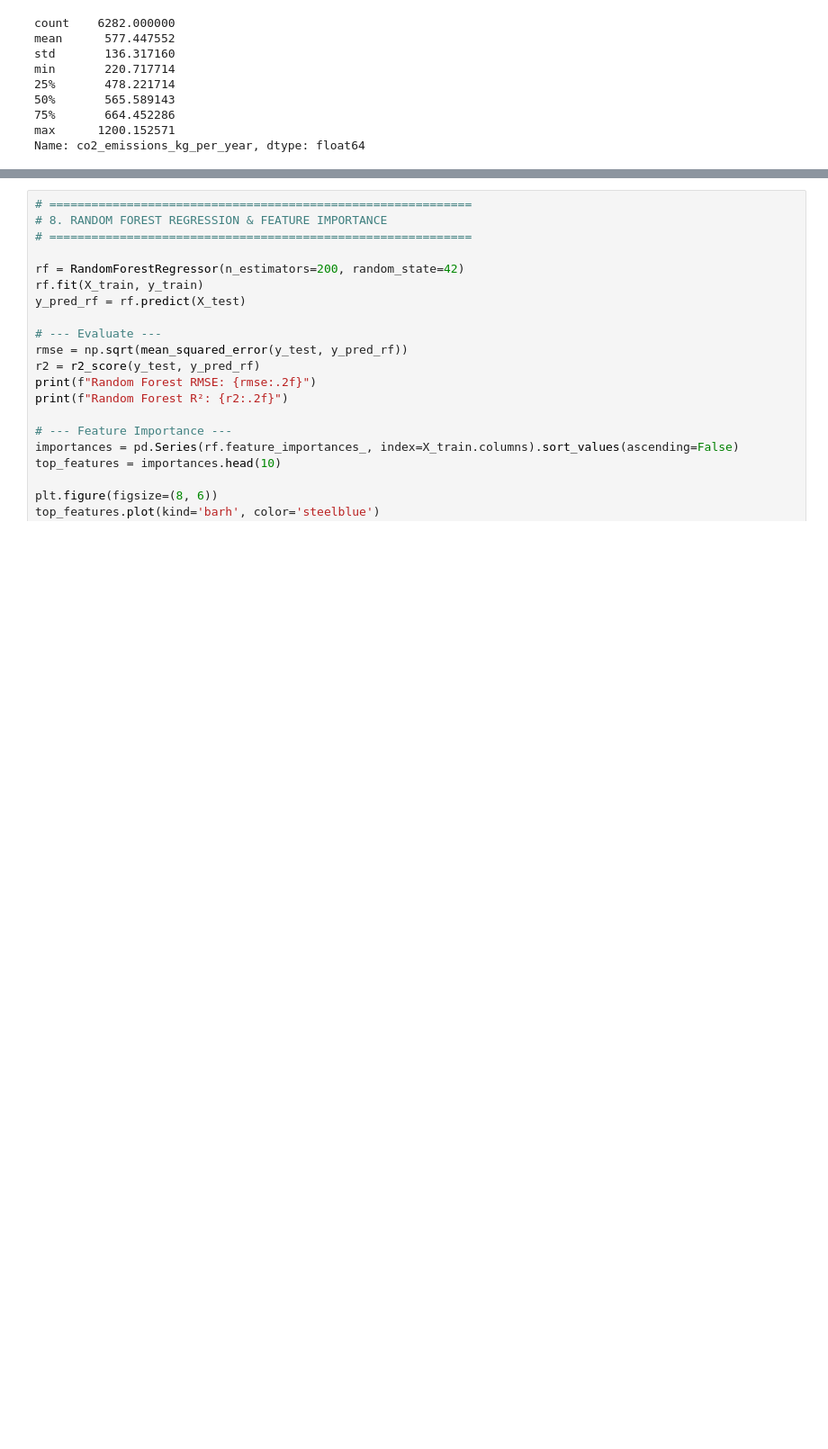
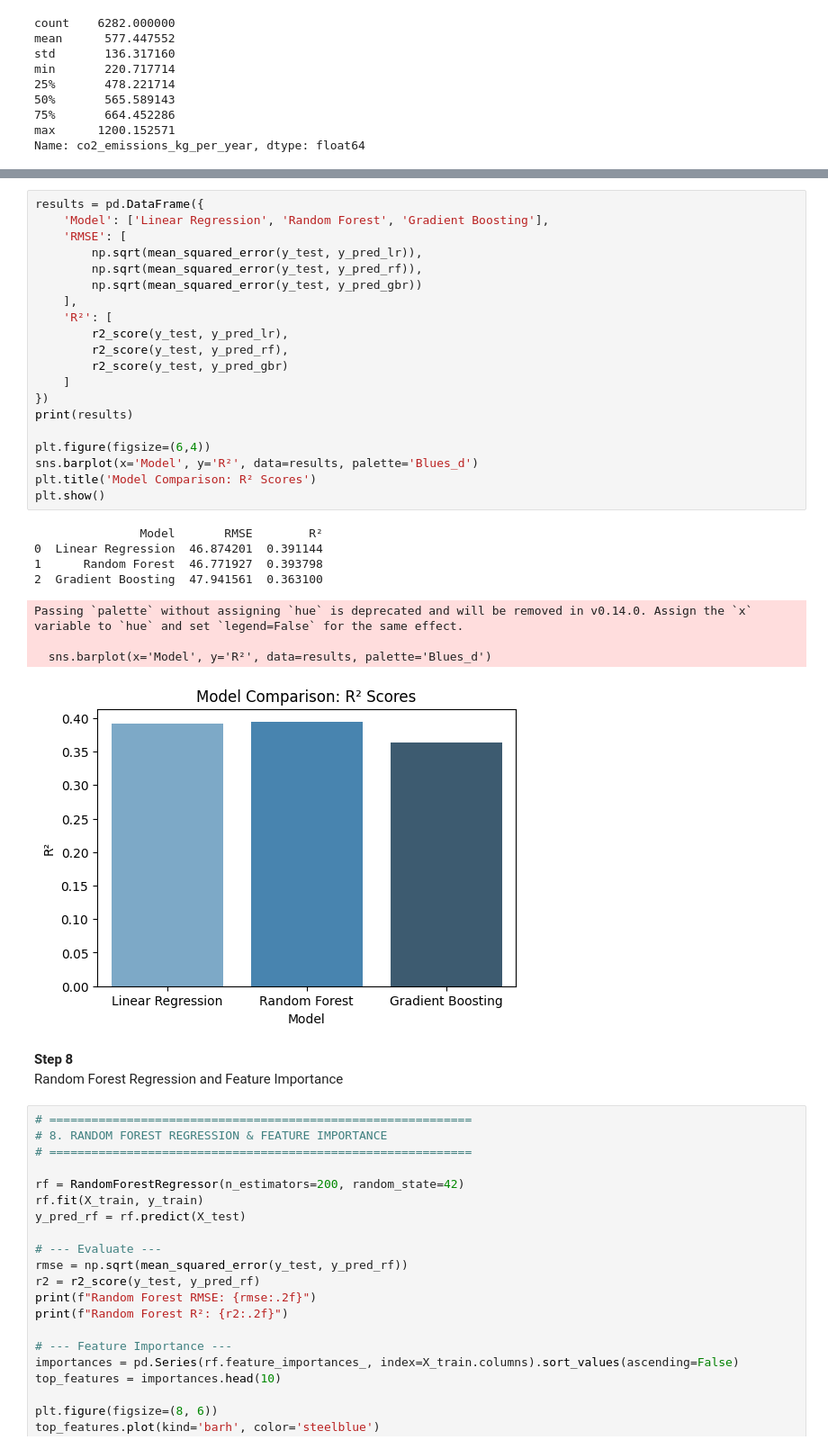
Before and after one commit to dfintel25/Emissions_Analysis_Capstone, a Jupyter notebook: notebooks/emission_comparison.ipynb, the cells around one changed output, grey strips where cells are left out. Shown at 90% size. Saved outputs shown, nothing was run; the diff lists cells and outputs as text; blank space fills up the shorter version.

Commit message:
added to comparison ipynb

```diff
--- a/notebooks/emission_comparison.ipynb
+++ b/notebooks/emission_comparison.ipynb
@@ -319,3 +407,35 @@ Linear Regression R²: 0.39
+# %%
+results = pd.DataFrame({
+    'Model': ['Linear Regression', 'Random Forest', 'Gradient Boosting'],
+    'RMSE': [
+        np.sqrt(mean_squared_error(y_test, y_pred_lr)),
+        np.sqrt(mean_squared_error(y_test, y_pred_rf)),
+        np.sqrt(mean_squared_error(y_test, y_pred_gbr))
+    ],
+    'R²': [
+        r2_score(y_test, y_pred_lr),
+        r2_score(y_test, y_pred_rf),
+        r2_score(y_test, y_pred_gbr)
+    ]
+})
+print(results)
+
+plt.figure(figsize=(6,4))
+sns.barplot(x='Model', y='R²', data=results, palette='Blues_d')
+plt.title('Model Comparison: R² Scores')
+plt.show()
+# %% [output]
+               Model       RMSE        R²
+0  Linear Regression  46.874201  0.391144
+1      Random Forest  46.771927  0.393798
+2  Gradient Boosting  47.941561  0.363100
+Passing `palette` without assigning `hue` is deprecated and will be removed in v0.14.0. Assign the `x` variable to `hue` and set `legend=False` for the same effect.
+
+  sns.barplot(x='Model', y='R²', data=results, palette='Blues_d')
+[figure, added]
+# %% [markdown]
+**Step 8**
+Random Forest Regression and Feature Importance
 # %%
 # ============================================================
 # 8. RANDOM FOREST REGRESSION & FEATURE IMPORTANCE
```
Also changed, not shown: parts of 21 cells of this notebook, 2 other files.
